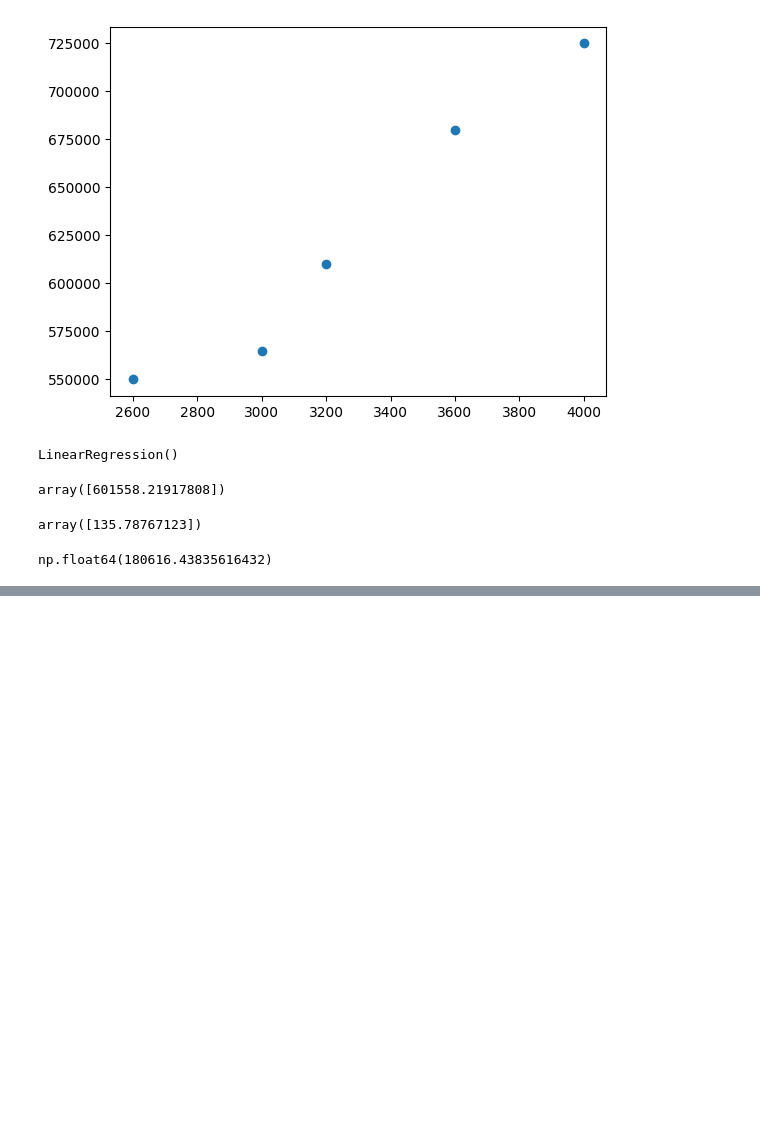
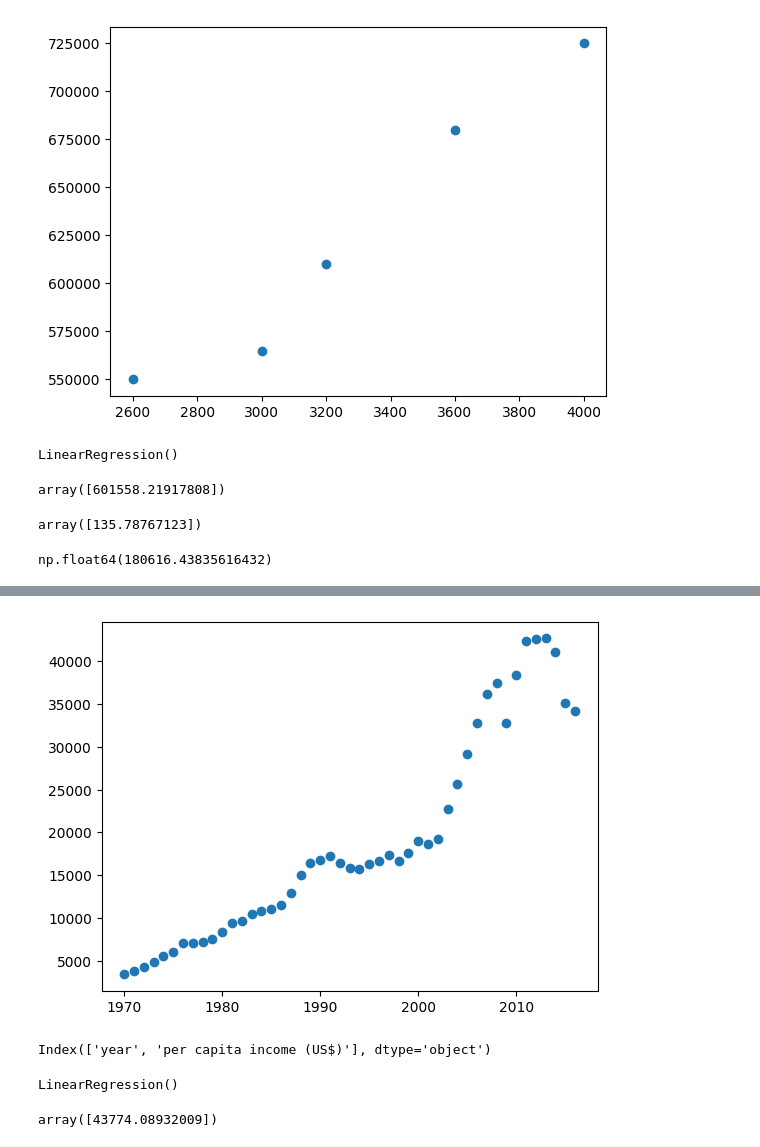
Before and after one commit to mvuddandi/ML-StatModels, a Jupyter notebook: Linear_regressions.ipynb, the cells around one changed output, grey strips where cells are left out. Saved outputs shown, nothing was run; the diff lists cells and outputs as text; code cells hidden in the pictures; blank space fills up the shorter version.

```diff
--- a/Linear_regressions.ipynb
+++ b/Linear_regressions.ipynb
@@ -57,3 +57,5 @@ array([135.78767123])
 model.intercept_
 # %% [output]
 np.float64(180616.43835616432)
+# %%
+df_cpci  = pd.read_csv("canada_per_capita_income.csv")
@@ -59,0 +76,5 @@ np.float64(180616.43835616432)
+# %%
+plt.scatter(df_cpci['year'],df_cpci['per capita income (US$)'])
+plt.show()
+# %% [output]
+[figure, added]
@@ -59,0 +83,15 @@ np.float64(180616.43835616432)
+# %%
+df_cpci.columns
+# %% [output]
+Index(['year', 'per capita income (US$)'], dtype='object')
+# %%
+X = df_cpci[['year']]
+y = df_cpci['per capita income (US$)']
+
+model1.fit(X, y)
+# %% [output]
+LinearRegression()
+# %%
+model1.predict([[2023]])
+# %% [output]
+array([43774.08932009])
```
Also changed, not shown: parts of 3 cells of this notebook.
